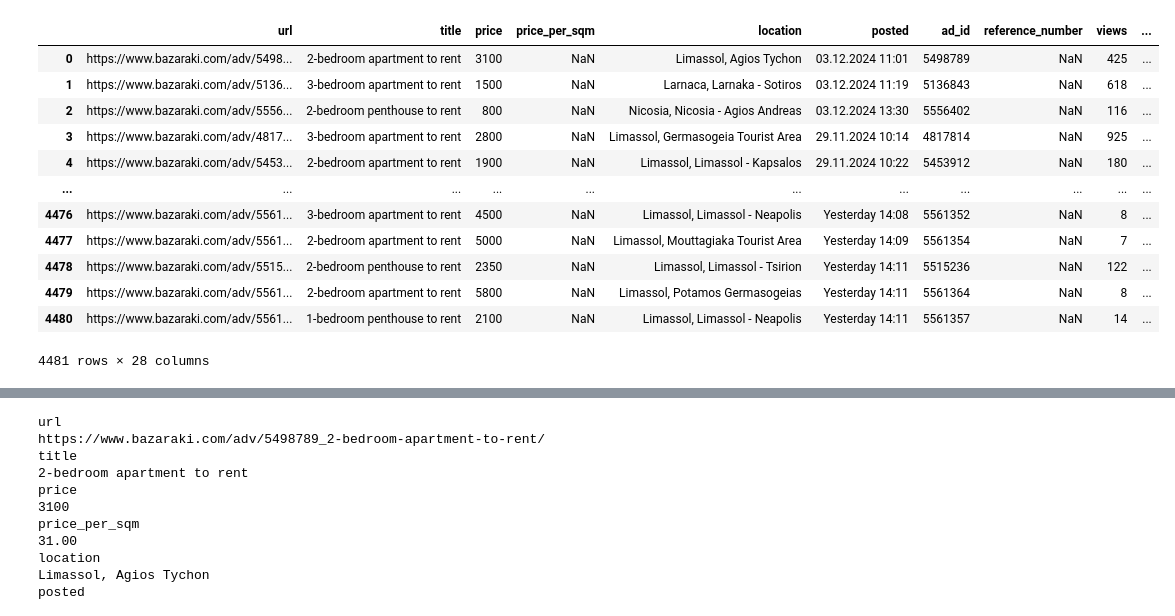
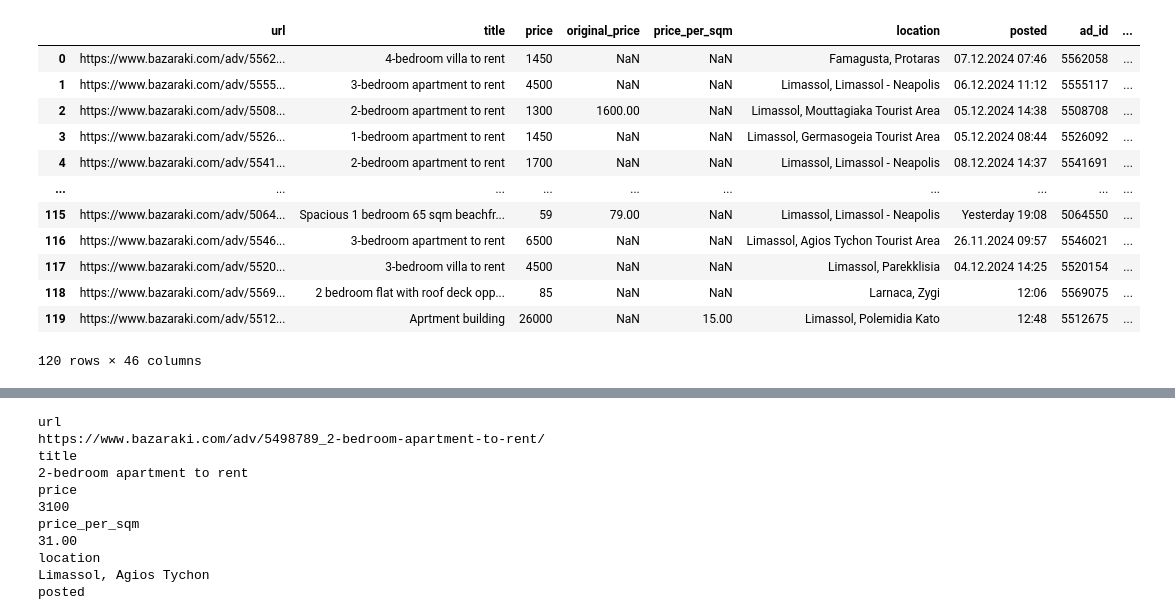
Before and after one commit to aljeshishe/marketplace, a Jupyter notebook: rnd.ipynb, the cells around one changed output, grey strips where cells are left out. Saved outputs shown, nothing was run; the diff lists cells and outputs as text; code cells hidden in the pictures.

```diff
--- a/rnd.ipynb
+++ b/rnd.ipynb
@@ -4,7 +4,7 @@ import plotly
 import plotly.express as px
 import dtale
 # %%
-pd.set_option('display.max_rows', 50)  # Disable row limit
+pd.set_option('display.max_rows', 100)  # Disable row limit
 pd.set_option('display.max_columns', 40)  # Disable column limit
 pd.set_option('display.width', 20)  # Disable line width limit
 pd.set_option('display.max_colwidth', 100)  # Disable column width limit
@@ -17,19 +17,19 @@ pd.set_option('display.float_format', '{:.2f}'.format)
 pd.options.plotting.backend = "plotly"
 plotly.io.renderers.default = "notebook_connected"
 # %%
-df = pd.read_json("output/_real-estate-to-rent_apartments-flats__20241207_132732.jsonl", lines=True)
+df = pd.read_json("output/20241212_181140_fast_real-estate-to-rent_real-estate-for-sale.jsonl", lines=True)
 df
 # %% [output]
-|  | url | title | price | price_per_sqm | location | posted | ad_id | reference_number | views | ... |
-| 0 | https://www.bazaraki.com/adv/5498... | 2-bedroom apartment to rent | 3100 | NaN | Limassol, Agios Tychon | 03.12.2024 11:01 | 5498789 | NaN | 425 | ... |
-| 1 | https://www.bazaraki.com/adv/5136... | 3-bedroom apartment to rent | 1500 | NaN | Larnaca, Larnaka - Sotiros | 03.12.2024 11:19 | 5136843 | NaN | 618 | ... |
-| 2 | https://www.bazaraki.com/adv/5556... | 2-bedroom penthouse to rent | 800 | NaN | Nicosia, Nicosia - Agios Andreas | 03.12.2024 13:30 | 5556402 | NaN | 116 | ... |
-| 3 | https://www.bazaraki.com/adv/4817... | 3-bedroom apartment to rent | 2800 | NaN | Limassol, Germasogeia Tourist Area | 29.11.2024 10:14 | 4817814 | NaN | 925 | ... |
-| 4 | https://www.bazaraki.com/adv/5453... | 2-bedroom apartment to rent | 1900 | NaN | Limassol, Limassol - Kapsalos | 29.11.2024 10:22 | 5453912 | NaN | 180 | ... |
-| ... | ... | ... | ... | ... | ... | ... | ... | ... | ... | ... |
-| 4476 | https://www.bazaraki.com/adv/5561... | 3-bedroom apartment to rent | 4500 | NaN | Limassol, Limassol - Neapolis | Yesterday 14:08 | 5561352 | NaN | 8 | ... |
-| 4477 | https://www.bazaraki.com/adv/5561... | 2-bedroom apartment to rent | 5000 | NaN | Limassol, Mouttagiaka Tourist Area | Yesterday 14:09 | 5561354 | NaN | 7 | ... |
-| 4478 | https://www.bazaraki.com/adv/5515... | 2-bedroom penthouse to rent | 2350 | NaN | Limassol, Limassol - Tsirion | Yesterday 14:11 | 5515236 | NaN | 122 | ... |
-| 4479 | https://www.bazaraki.com/adv/5561... | 2-bedroom apartment to rent | 5800 | NaN | Limassol, Potamos Germasogeias | Yesterday 14:11 | 5561364 | NaN | 8 | ... |
-| 4480 | https://www.bazaraki.com/adv/5561... | 1-bedroom penthouse to rent | 2100 | NaN | Limassol, Limassol - Neapolis | Yesterday 14:11 | 5561357 | NaN | 14 | ... |
+|  | url | title | price | original_price | price_per_sqm | location | posted | ad_id | ... |
+| 0 | https://www.bazaraki.com/adv/5562... | 4-bedroom villa to rent | 1450 | NaN | NaN | Famagusta, Protaras | 07.12.2024 07:46 | 5562058 | ... |
+| 1 | https://www.bazaraki.com/adv/5555... | 3-bedroom apartment to rent | 4500 | NaN | NaN | Limassol, Limassol - Neapolis | 06.12.2024 11:12 | 5555117 | ... |
+| 2 | https://www.bazaraki.com/adv/5508... | 2-bedroom apartment to rent | 1300 | 1600.00 | NaN | Limassol, Mouttagiaka Tourist Area | 05.12.2024 14:38 | 5508708 | ... |
+| 3 | https://www.bazaraki.com/adv/5526... | 1-bedroom apartment to rent | 1450 | NaN | NaN | Limassol, Germasogeia Tourist Area | 05.12.2024 08:44 | 5526092 | ... |
+| 4 | https://www.bazaraki.com/adv/5541... | 2-bedroom apartment to rent | 1700 | NaN | NaN | Limassol, Limassol - Neapolis | 08.12.2024 14:37 | 5541691 | ... |
+| ... | ... | ... | ... | ... | ... | ... | ... | ... | ... |
+| 115 | https://www.bazaraki.com/adv/5064... | Spacious 1 bedroom 65 sqm beachfr... | 59 | 79.00 | NaN | Limassol, Limassol - Neapolis | Yesterday 19:08 | 5064550 | ... |
+| 116 | https://www.bazaraki.com/adv/5546... | 3-bedroom apartment to rent | 6500 | NaN | NaN | Limassol, Agios Tychon Tourist Area | 26.11.2024 09:57 | 5546021 | ... |
+| 117 | https://www.bazaraki.com/adv/5520... | 3-bedroom villa to rent | 4500 | NaN | NaN | Limassol, Parekklisia | 04.12.2024 14:25 | 5520154 | ... |
+| 118 | https://www.bazaraki.com/adv/5569... | 2 bedroom flat with roof deck opp... | 85 | NaN | NaN | Larnaca, Zygi | 12:06 | 5569075 | ... |
+| 119 | https://www.bazaraki.com/adv/5512... | Aprtment building | 26000 | NaN | 15.00 | Limassol, Polemidia Kato | 12:48 | 5512675 | ... |
-4481 rows × 28 columns
+120 rows × 46 columns
```
Also changed, not shown: parts of 4 cells of this notebook, 5 other files.
